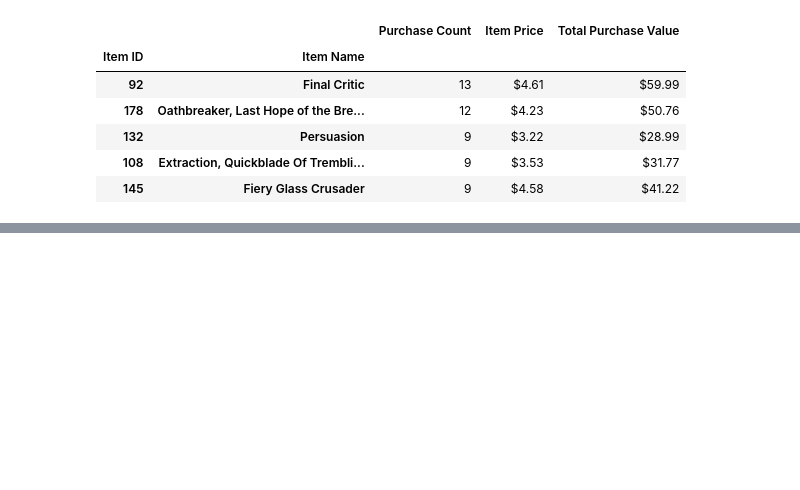
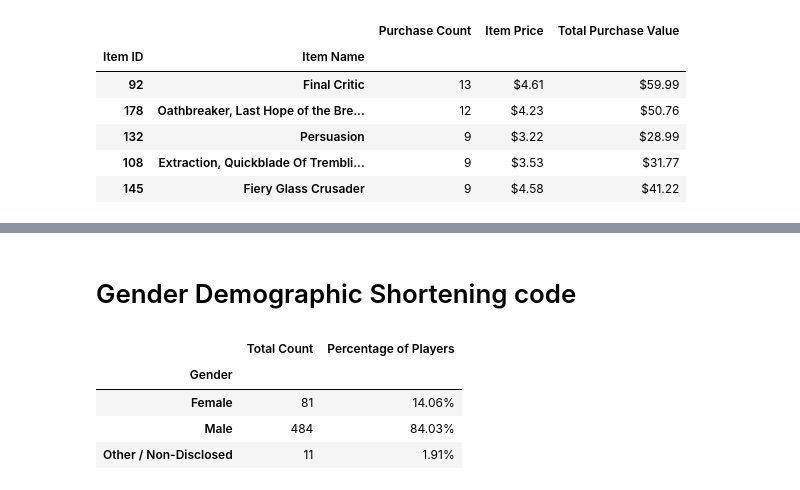
Before and after one commit to saronraut/Panda-Challenge, a Jupyter notebook: HeroesOfPymoli/Script_test.ipynb, the cells around one changed output, grey strips where cells are left out. Saved outputs shown, nothing was run; the diff lists cells and outputs as text; code cells hidden in the pictures; blank space fills up the shorter version.

```diff
--- a/HeroesOfPymoli/Script_test.ipynb
+++ b/HeroesOfPymoli/Script_test.ipynb
@@ -371,0 +410,20 @@ Popular_item2.head()
+# %% [markdown]
+# Gender Demographic Shortening code
+# %%
+gend_demo = purchase_data[["Age","Gender","SN"]].drop_duplicates()
+gend_demo = gend_demo.groupby("Gender")
+gend_count = gend_demo["SN"].count()
+gend_per = gend_count/player_count * 100
+gend_per
+
+gender_demo = pd.DataFrame({"Total Count": gend_count, "Percentage of Players": gend_per})
+
+#to change the format the percentage copied the ($.format) from earlier task and repurposed it
+gender_demo["Percentage of Players"] = gender_demo["Percentage of Players"].map("{:,.2f}%".format)
+gender_demo
+# %% [output]
+|  | Total Count | Percentage of Players |
+| Gender |  |  |
+| Female | 81 | 14.06% |
+| Male | 484 | 84.03% |
+| Other / Non-Disclosed | 11 | 1.91% |
```
Also changed, not shown: parts of 1 cell of this notebook, 3 other files.
